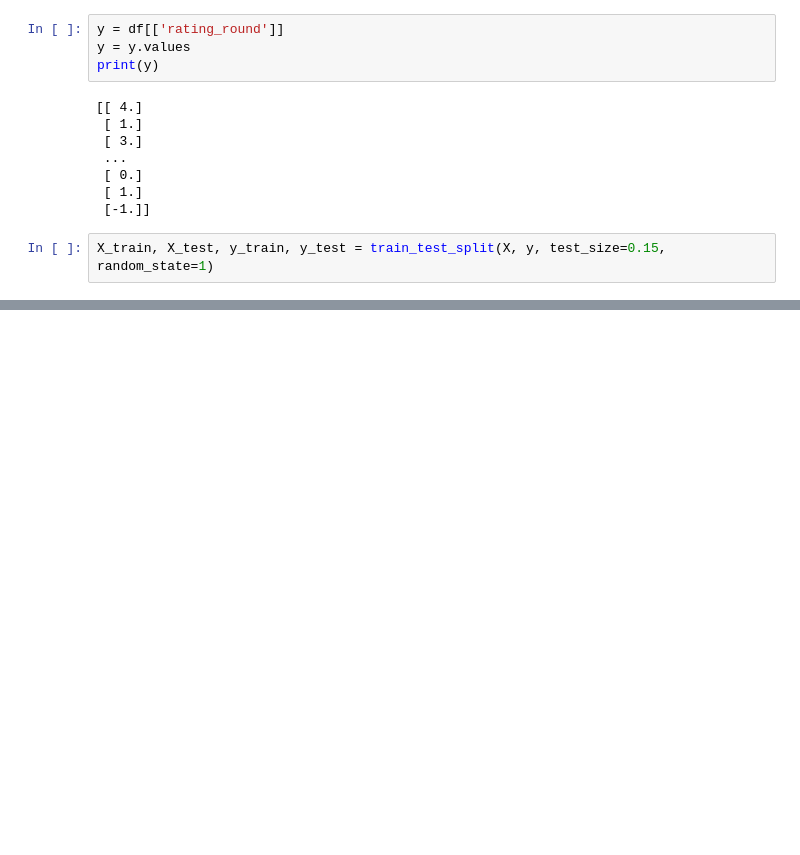
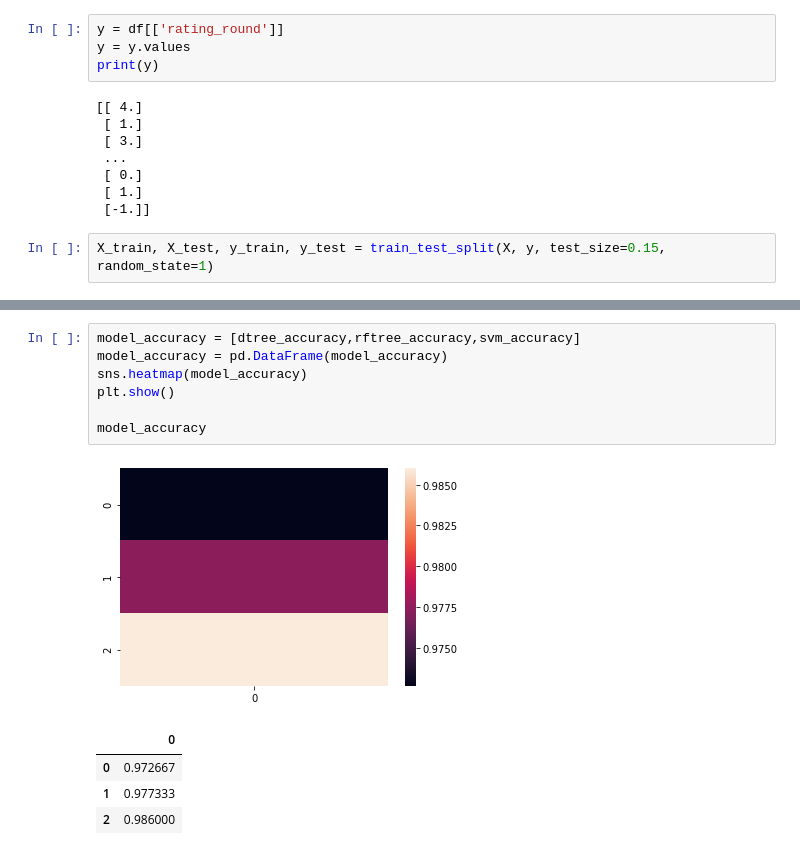
Before and after one commit to anuPh23/Spotify, a Jupyter notebook: spotify_classifier_raw_data.ipynb, the cells around one changed output, grey strips where cells are left out. Drawn from its saved outputs; the diff is of its cells as text; blank space fills up the shorter version.

```diff
--- a/spotify_classifier_raw_data.ipynb
+++ b/spotify_classifier_raw_data.ipynb
@@ -202,0 +214,13 @@ Recall: [1.         1.         0.98477157 0.95508982 0.99016393 1.        ]
+# %%
+model_accuracy = [dtree_accuracy,rftree_accuracy,svm_accuracy]
+model_accuracy = pd.DataFrame(model_accuracy)
+sns.heatmap(model_accuracy)
+plt.show()
+
+model_accuracy
+# %% [output]
+[figure, added]
+|  | 0 |
+| 0 | 0.972667 |
+| 1 | 0.977333 |
+| 2 | 0.986000 |
```
Also changed, not shown: parts of 3 cells of this notebook.
